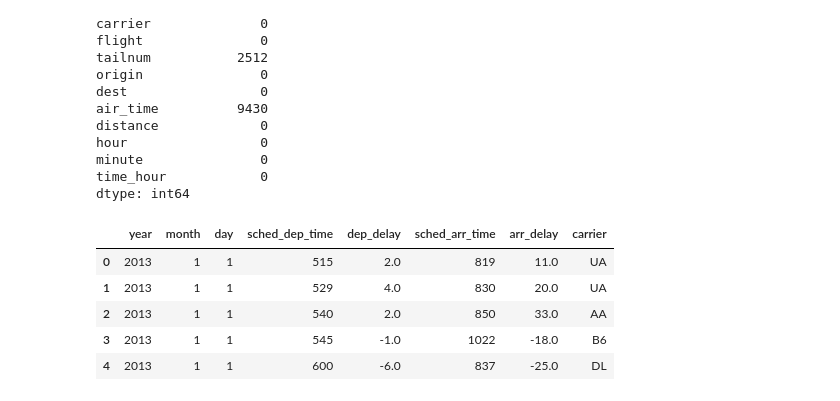
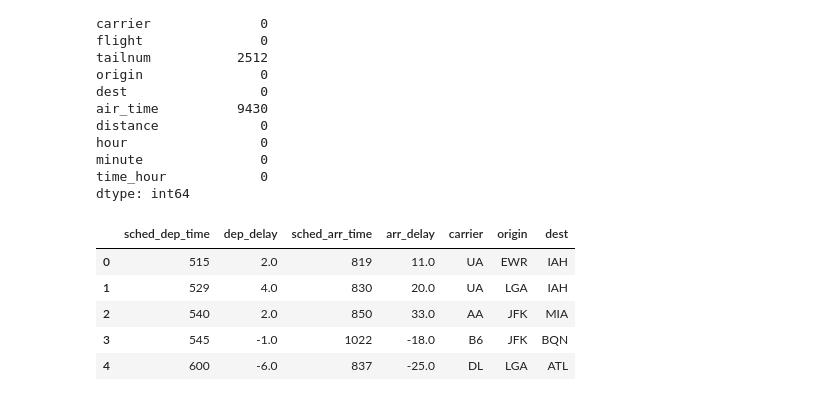
Before and after one commit to MassStreetDataSchool/python-for-data-analysis, a Jupyter notebook: 02 The Basics/pandas_for_data_science.ipynb, the cells around one changed output. Cells and saved outputs as stored; diff of their text form; code cells hidden in the pictures.

```diff
--- a/02 The Basics/pandas_for_data_science.ipynb
+++ b/02 The Basics/pandas_for_data_science.ipynb
@@ -67,11 +67,13 @@ minute               0
 time_hour            0
 dtype: int64
 # %%
-df.drop(['dep_time', 'arr_time', 'flight', 'tailnum', 'origin', 'dest', 'air_time', 'distance', 'hour', 'minute', 'time_hour'], axis=1).head()
+df = df.drop(['year', 'month', 'day', 'dep_time', 'arr_time', 'flight', 'tailnum', 'air_time',
+              'distance', 'hour', 'minute', 'time_hour'], axis=1)
+df.head()
 # %% [output]
-|  | year | month | day | sched_dep_time | dep_delay | sched_arr_time | arr_delay | carrier |
-| 0 | 2013 | 1 | 1 | 515 | 2.0 | 819 | 11.0 | UA |
-| 1 | 2013 | 1 | 1 | 529 | 4.0 | 830 | 20.0 | UA |
-| 2 | 2013 | 1 | 1 | 540 | 2.0 | 850 | 33.0 | AA |
-| 3 | 2013 | 1 | 1 | 545 | -1.0 | 1022 | -18.0 | B6 |
-| 4 | 2013 | 1 | 1 | 600 | -6.0 | 837 | -25.0 | DL |
+|  | sched_dep_time | dep_delay | sched_arr_time | arr_delay | carrier | origin | dest |
+| 0 | 515 | 2.0 | 819 | 11.0 | UA | EWR | IAH |
+| 1 | 529 | 4.0 | 830 | 20.0 | UA | LGA | IAH |
+| 2 | 540 | 2.0 | 850 | 33.0 | AA | JFK | MIA |
+| 3 | 545 | -1.0 | 1022 | -18.0 | B6 | JFK | BQN |
+| 4 | 600 | -6.0 | 837 | -25.0 | DL | LGA | ATL |
```
Also changed, not shown: parts of 13 cells of this notebook.
